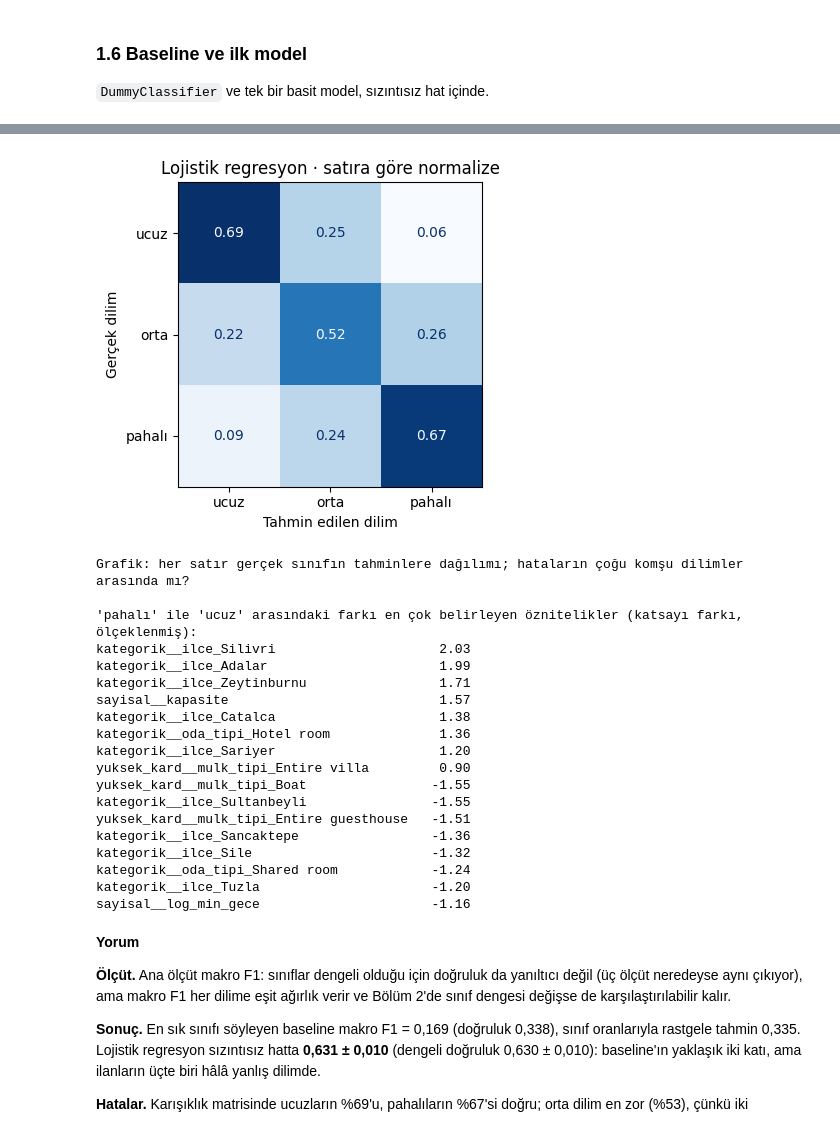
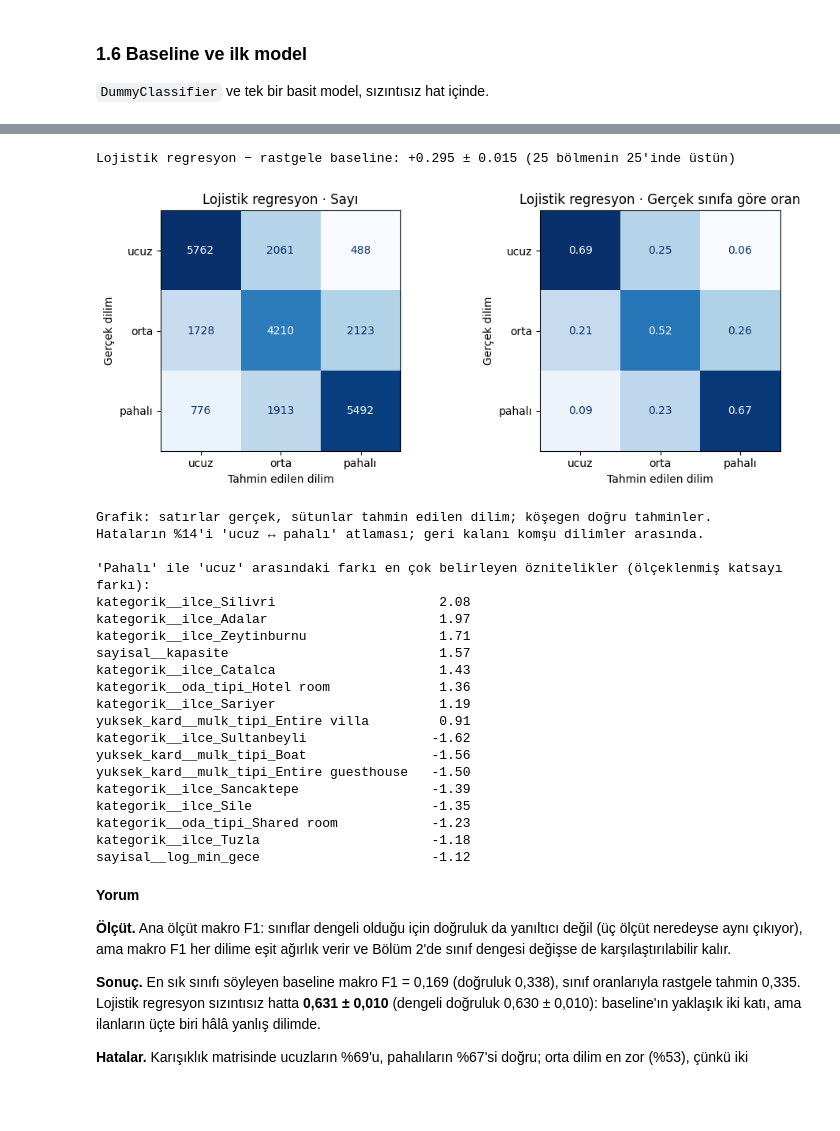
Before and after one commit to kubragiritkopuz/MachineLearningCourseDokuments, a Jupyter notebook: BIL545_Proje1_20261007.ipynb, the cells around one changed output, grey strips where cells are left out. Saved outputs shown, nothing was run; the diff lists cells and outputs as text; code cells hidden in the pictures; blank space fills up the shorter version.

```diff
--- a/BIL545_Proje1_20261007.ipynb
+++ b/BIL545_Proje1_20261007.ipynb
@@ -1122,31 +1260,39 @@ Grafik: dört kurulumun makro F1 ortalaması ve standart sapması; kırmızılar
 ### 1.6 Baseline ve ilk model
 `DummyClassifier` ve tek bir basit model, sızıntısız hat içinde.
 # %%
+# ---- 1.6 Baseline ve ilk model (sızıntısız hat, ev sahibine göre 5×5 ÇD)
 from sklearn.dummy import DummyClassifier
 from sklearn.model_selection import cross_val_predict
 from sklearn.metrics import confusion_matrix, ConfusionMatrixDisplay
 
 OLCUTLER = ("f1_macro", "balanced_accuracy", "accuracy")
-EN_IYI_HAT = Pipeline([("on", on_isleme(kodlama="nadir", add_indicator=True)), ("model", lojistik())])   # 1.3 ve 1.4 kararları
+ILK_MODEL = lr_hatti()                                 # 1.3 ve 1.4 kararları: medyan + add_indicator, nadirleri birleştiren bire-bir
+
 sonuc_16 = [
-    degerlendir(DummyClassifier(strategy="most_frequent"), X, ad="Dummy · en sık sınıf", olcutler=OLCUTLER),
-    degerlendir(DummyClassifier(strategy="stratified", random_state=SEED), X, ad="Dummy · sınıf oranlarıyla rastgele", olcutler=OLCUTLER),
-    degerlendir(EN_IYI_HAT, X, ad="Lojistik regresyon (sızıntısız hat)", olcutler=OLCUTLER),
+    degerlendir(DummyClassifier(strategy="most_frequent"), X, ad="Baseline · en sık sınıf (ZeroR)", olcutler=OLCUTLER),
+    degerlendir(DummyClassifier(strategy="stratified", random_state=SEED), X, ad="Baseline · sınıf oranlarıyla rastgele", olcutler=OLCUTLER),
+    degerlendir(ILK_MODEL, X, ad="Lojistik regresyon (sızıntısız hat)", olcutler=OLCUTLER),
 ]
 display(tablo(sonuc_16))
+fark = sonuc_16[2]["_skorlar"] - sonuc_16[1]["_skorlar"]
+print(f"Lojistik regresyon − rastgele baseline: {fark.mean():+.3f} ± {fark.std():.3f} (25 bölmenin {int((fark > 0).sum())}'inde üstün)")
 
-# Karışıklık matrisi: tek bir 5 katlı gruplu bölmede kat dışı tahminler
-tahmin = cross_val_predict(EN_IYI_HAT, X, y, cv=CV_GRUP[:5], n_jobs=-1)
-fig, ax = plt.subplots(figsize=(4.6, 4))
-ConfusionMatrixDisplay(confusion_matrix(y, tahmin, normalize="true"), display_labels=SINIFLAR).plot(ax=ax, cmap="Blues", values_format=".2f", colorbar=False)
-ax.set(xlabel="Tahmin edilen dilim", ylabel="Gerçek dilim", title="Lojistik regresyon · satıra göre normalize")
+# Karışıklık matrisi: ilk 5 bölme (= bir tam 5 katlı tur) — her ilan tam bir kez test ediliyor
+tahmin = cross_val_predict(ILK_MODEL, X, y, cv=CV_GRUP[:5], n_jobs=-1)
+fig, ax = plt.subplots(1, 2, figsize=(10, 4))
+for a, norm, baslik, bicim in [(ax[0], None, "Sayı", "d"), (ax[1], "true", "Gerçek sınıfa göre oran", ".2f")]:
+    ConfusionMatrixDisplay(confusion_matrix(y, tahmin, normalize=norm), display_labels=SINIFLAR).plot(
+        ax=a, cmap="Blues", values_format=bicim, colorbar=False)
+    a.set(xlabel="Tahmin edilen dilim", ylabel="Gerçek dilim", title=f"Lojistik regresyon · {baslik}")
 plt.tight_layout(); plt.show()
-print("Grafik: her satır gerçek sınıfın tahminlere dağılımı; hataların çoğu komşu dilimler arasında mı?")
+cm = confusion_matrix(y, tahmin)
+print("Grafik: satırlar gerçek, sütunlar tahmin edilen dilim; köşegen doğru tahminler.")
+print(f"Hataların %{100 * (cm[0, 2] + cm[2, 0]) / (cm.sum() - np.trace(cm)):.0f}'i 'ucuz ↔ pahalı' atlaması; geri kalanı komşu dilimler arasında.")
 
-# Hangi öznitelikler? (bütün veride fit, yalnız yorum için; skor raporlamada kullanılmıyor)
-EN_IYI_HAT.fit(X, y)
-adlar = EN_IYI_HAT.named_steps["on"].get_feature_names_out()
-katsayi = pd.Series(EN_IYI_HAT.named_steps["model"].coef_[2] - EN_IYI_HAT.named_steps["model"].coef_[0], index=adlar)
-print("\n'pahalı' ile 'ucuz' arasındaki farkı en çok belirleyen öznitelikler (katsayı farkı, ölçeklenmiş):")
+# Model neye bakıyor? (bütün veride fit — yalnız yorum için; skor raporunda kullanılmıyor)
+ILK_MODEL.fit(X, y)
+adlar = ILK_MODEL.named_steps["on"].get_feature_names_out()
+katsayi = pd.Series(ILK_MODEL.named_steps["model"].coef_[2] - ILK_MODEL.named_steps["model"].coef_[0], index=adlar)
+print("\n'Pahalı' ile 'ucuz' arasındaki farkı en çok belirleyen öznitelikler (ölçeklenmiş katsayı farkı):")
 print(pd.concat([katsayi.nlargest(8), katsayi.nsmallest(8)]).round(2).to_string())
 # %% [output]
@@ -1161,23 +1307,25 @@ Lojistik regresyon (sızıntısız hat)                     f1_macro = 0.629 ±
+Lojistik regresyon − rastgele baseline: +0.295 ± 0.015 (25 bölmenin 25'inde üstün)
-[figure, old version]
+[figure, new version]
-Grafik: her satır gerçek sınıfın tahminlere dağılımı; hataların çoğu komşu dilimler arasında mı?
-
-'pahalı' ile 'ucuz' arasındaki farkı en çok belirleyen öznitelikler (katsayı farkı, ölçeklenmiş):
-kategorik__ilce_Silivri                     2.03
-kategorik__ilce_Adalar                      1.99
-kategorik__ilce_Zeytinburnu                 1.71
-sayisal__kapasite                           1.57
-kategorik__ilce_Catalca                     1.38
-kategorik__oda_tipi_Hotel room              1.36
-kategorik__ilce_Sariyer                     1.20
-yuksek_kard__mulk_tipi_Entire villa         0.90
-yuksek_kard__mulk_tipi_Boat                -1.55
-kategorik__ilce_Sultanbeyli                -1.55
-yuksek_kard__mulk_tipi_Entire guesthouse   -1.51
-kategorik__ilce_Sancaktepe                 -1.36
-kategorik__ilce_Sile                       -1.32
-kategorik__oda_tipi_Shared room            -1.24
-kategorik__ilce_Tuzla                      -1.20
-sayisal__log_min_gece                      -1.16
+Grafik: satırlar gerçek, sütunlar tahmin edilen dilim; köşegen doğru tahminler.
+Hataların %14'i 'ucuz ↔ pahalı' atlaması; geri kalanı komşu dilimler arasında.
+
+'Pahalı' ile 'ucuz' arasındaki farkı en çok belirleyen öznitelikler (ölçeklenmiş katsayı farkı):
+kategorik__ilce_Silivri                     2.08
+kategorik__ilce_Adalar                      1.97
+kategorik__ilce_Zeytinburnu                 1.71
+sayisal__kapasite                           1.57
+kategorik__ilce_Catalca                     1.43
+kategorik__oda_tipi_Hotel room              1.36
+kategorik__ilce_Sariyer                     1.19
+yuksek_kard__mulk_tipi_Entire villa         0.91
+kategorik__ilce_Sultanbeyli                -1.62
+yuksek_kard__mulk_tipi_Boat                -1.56
+yuksek_kard__mulk_tipi_Entire guesthouse   -1.50
+kategorik__ilce_Sancaktepe                 -1.39
+kategorik__ilce_Sile                       -1.35
+kategorik__oda_tipi_Shared room            -1.23
+kategorik__ilce_Tuzla                      -1.18
+sayisal__log_min_gece                      -1.12
 # %% [markdown]
 **Yorum**
 
```
Also changed, not shown: parts of 10 cells of this notebook.
